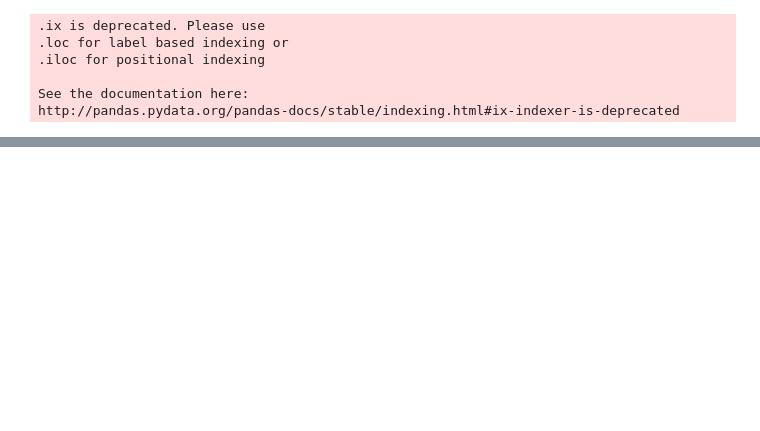
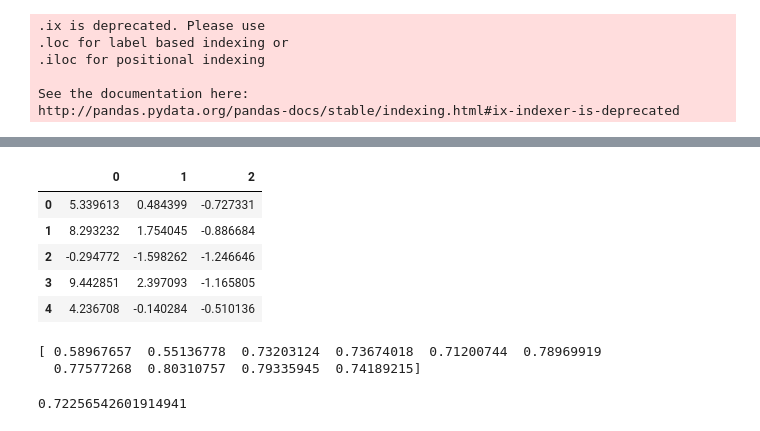
Before and after one commit to UNCG-CSE/Uni-X, a Jupyter notebook: codes/fit a linear model.ipynb, the cells around one changed output, grey strips where cells are left out. Drawn from its saved outputs; the diff is of its cells as text; code cells hidden in the pictures; blank space fills up the shorter version.

```diff
--- a/codes/fit a linear model.ipynb
+++ b/codes/fit a linear model.ipynb
@@ -159,3 +186,21 @@ sc_sub.head()
+# %%
+XX_trans.head()
+# %% [output]
+|  | 0 | 1 | 2 |
+| 0 | 5.339613 | 0.484399 | -0.727331 |
+| 1 | 8.293232 | 1.754045 | -0.886684 |
+| 2 | -0.294772 | -1.598262 | -1.246646 |
+| 3 | 9.442851 | 2.397093 | -1.165805 |
+| 4 | 4.236708 | -0.140284 | -0.510136 |
+# %%
+#validation_curve(LinearRegression(), X_trans, y, cv=10,scoring=rms_error)
+cv = cross_val_score(LinearRegression(), X_trans, y, cv=10)
+print (cv)
+cv.mean()
+# %% [output]
+[ 0.58967657  0.55136778  0.73203124  0.73674018  0.71200744  0.78969919
+  0.77577268  0.80310757  0.79335945  0.74189215]
+0.72256542601914941
 # %%
 sd=pd.DataFrame(np.std(sc_sub[x.index]))
 new = sd[sd[0] >0.15]
```
Also changed, not shown: parts of 23 cells of this notebook, 3 other files.
